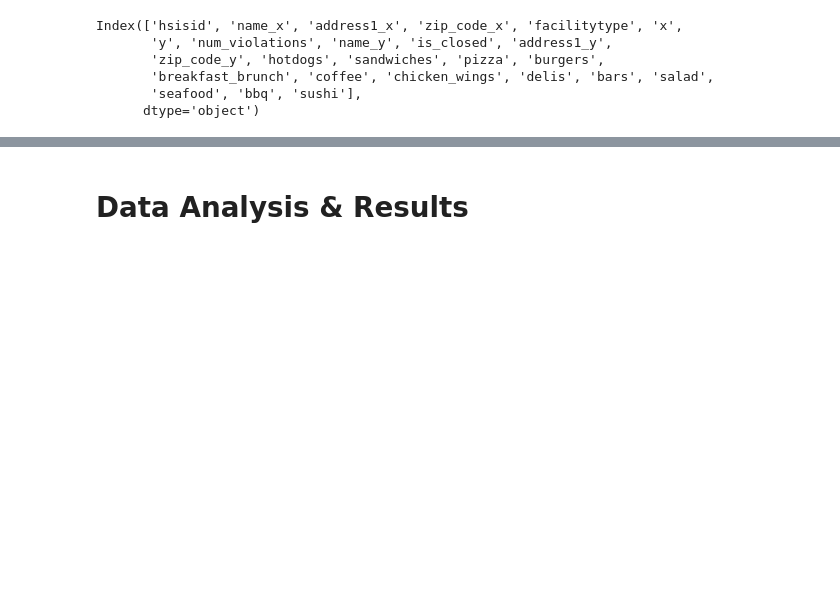
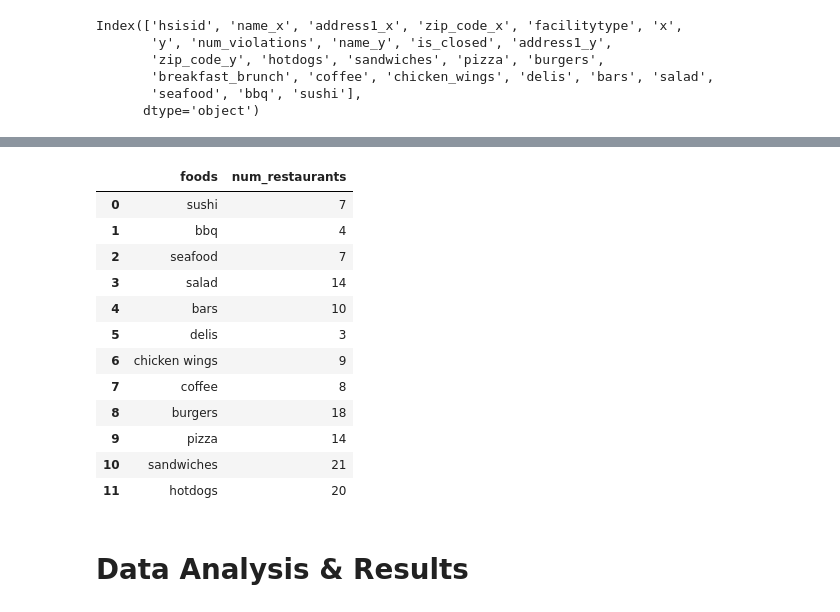
Before and after one commit to COGS108/individual_sp20, a Jupyter notebook: final_project/FinalProject_peterkirov.ipynb, the cells around one changed output, grey strips where cells are left out. Cells and saved outputs as stored; diff of their text form; code cells hidden in the pictures; blank space fills up the shorter version.

```diff
--- a/final_project/FinalProject_peterkirov.ipynb
+++ b/final_project/FinalProject_peterkirov.ipynb
@@ -377,6 +377,27 @@ burgers_df = restaurants_viol_yelp_df[restaurants_viol_yelp_df['burgers'] == Tru
 pizza_df = restaurants_viol_yelp_df[restaurants_viol_yelp_df['pizza'] == True]
 sandwiches_df = restaurants_viol_yelp_df[restaurants_viol_yelp_df['sandwiches'] == True]
 hotdogs_df = restaurants_viol_yelp_df[restaurants_viol_yelp_df['hotdogs'] == True]
+# %%
+#create a new dataframe with type of food and number of violations in 2 columns
+list_of_foods = ['sushi', 'bbq', 'seafood', 'salad', 'bars', 'delis', 'chicken wings', 'coffee', 'burgers', 'pizza', 'sandwiches', 'hotdogs']
+list_of_nums = [7,4,7,14,10,3,9,8,18,14,21,20]
+dict_of_foods = {'foods' : list_of_foods, 'num_restaurants': list_of_nums}
+food_df = pd.DataFrame.from_dict(dict_of_foods)
+food_df
+# %% [output]
+|  | foods | num_restaurants |
+| 0 | sushi | 7 |
+| 1 | bbq | 4 |
+| 2 | seafood | 7 |
+| 3 | salad | 14 |
+| 4 | bars | 10 |
+| 5 | delis | 3 |
+| 6 | chicken wings | 9 |
+| 7 | coffee | 8 |
+| 8 | burgers | 18 |
+| 9 | pizza | 14 |
+| 10 | sandwiches | 21 |
+| 11 | hotdogs | 20 |
 # %% [markdown]
 # Data Analysis & Results
 # %% [markdown]
```
Also changed, not shown: parts of 11 cells of this notebook.
